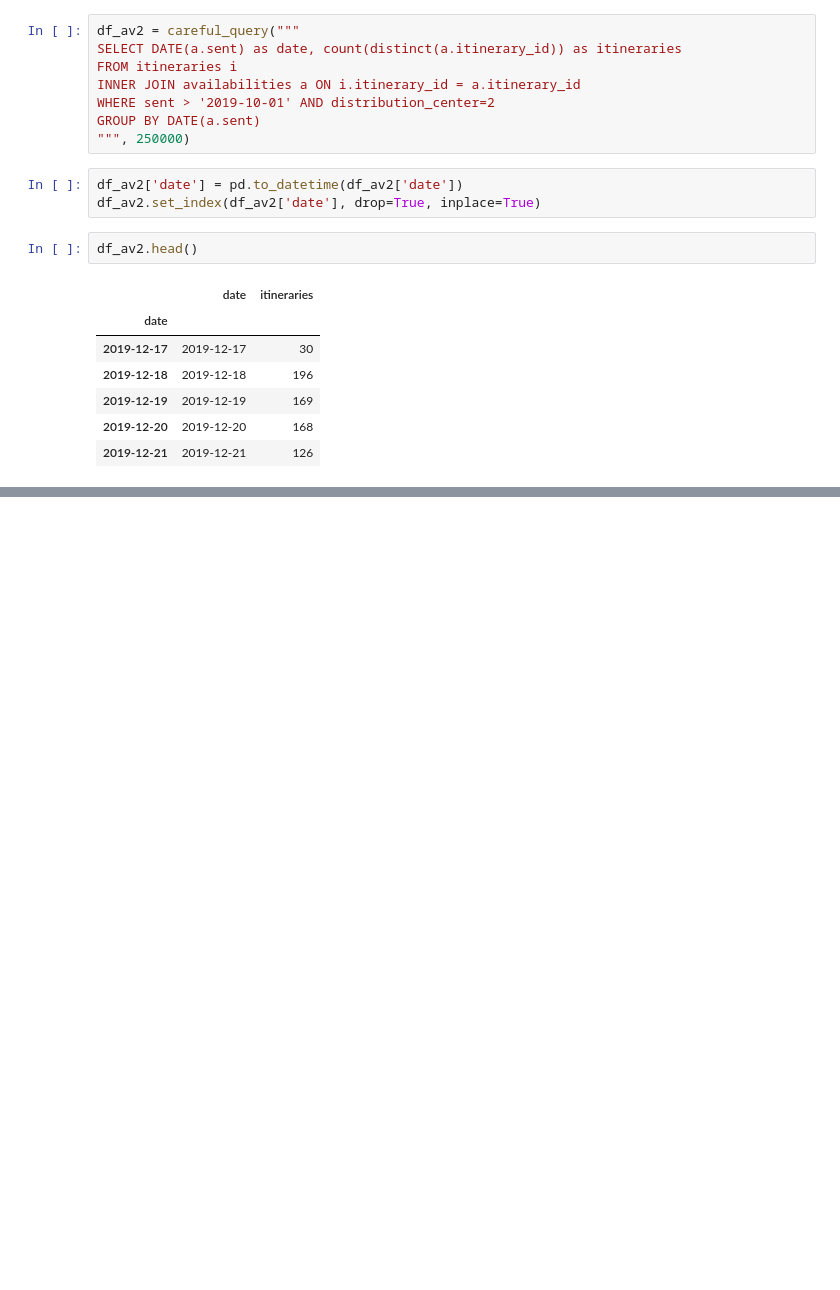
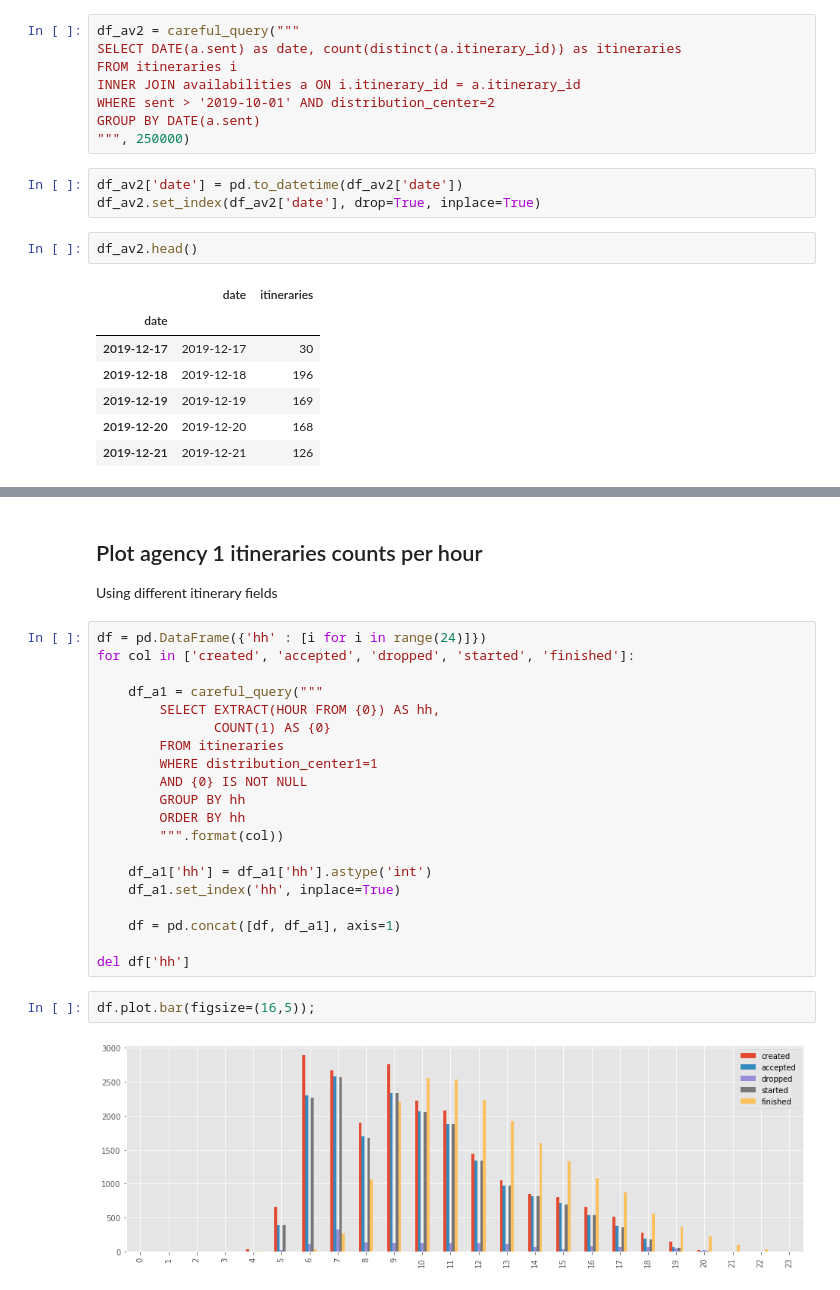
Before and after one commit to akanelson/ds4a, a Jupyter notebook: initial_exploratory_analysis/09 - Looking for weird things in datasets.ipynb, the cells around one changed output, grey strips where cells are left out. Drawn from its saved outputs; the diff is of its cells as text; blank space fills up the shorter version.

```diff
--- a/initial_exploratory_analysis/09 - Looking for weird things in datasets.ipynb
+++ b/initial_exploratory_analysis/09 - Looking for weird things in datasets.ipynb
@@ -68,0 +84,27 @@ df_av2['itineraries'].plot(figsize=(15,5));
+# %% [markdown]
+## Plot agency 1 itineraries counts per hour
+Using different itinerary fields
+# %%
+df = pd.DataFrame({'hh' : [i for i in range(24)]})
+for col in ['created', 'accepted', 'dropped', 'started', 'finished']:
+
+    df_a1 = careful_query("""
+        SELECT EXTRACT(HOUR FROM {0}) AS hh,
+               COUNT(1) AS {0}
+        FROM itineraries
+        WHERE distribution_center1=1
+        AND {0} IS NOT NULL
+        GROUP BY hh
+        ORDER BY hh
+        """.format(col))
+
+    df_a1['hh'] = df_a1['hh'].astype('int')
+    df_a1.set_index('hh', inplace=True)
+
+    df = pd.concat([df, df_a1], axis=1)
+
+del df['hh']
+# %%
+df.plot.bar(figsize=(16,5));
+# %% [output]
+[figure, added]
```
Also changed, not shown: parts of 7 cells of this notebook, 3 other files.
